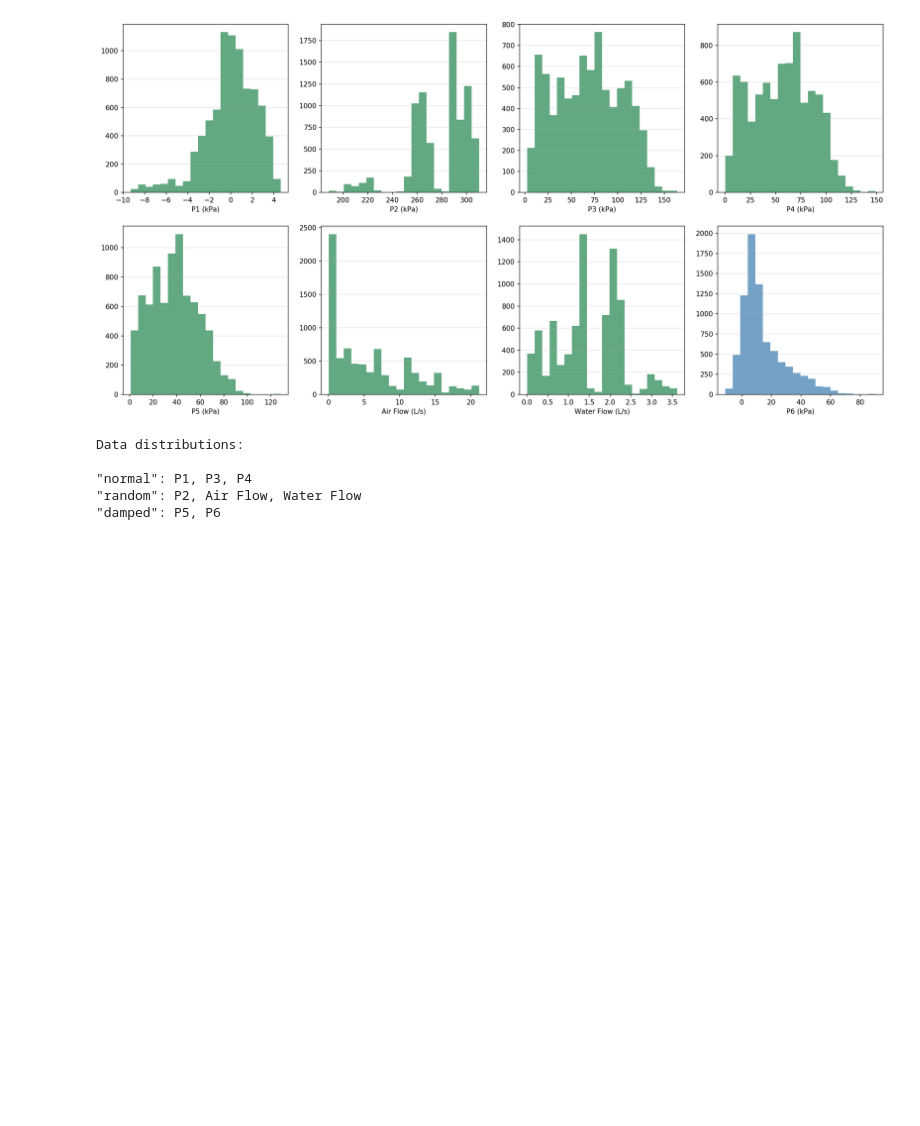
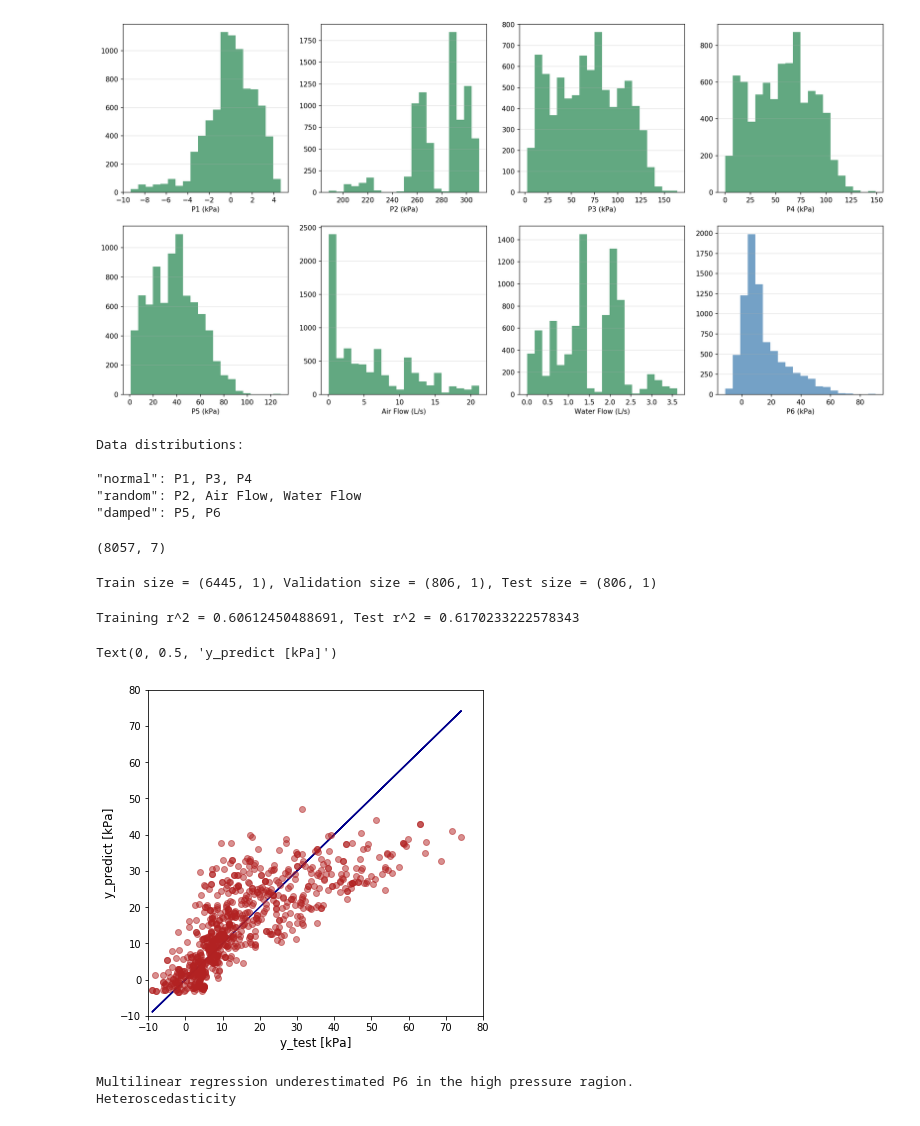
Before and after one commit to triton-wolfe/CHbE-6745-4745-Group-Project, a Jupyter notebook: Group_Project.ipynb, the cells around one changed output. Drawn from its saved outputs; the diff is of its cells as text; code cells hidden in the pictures; blank space fills up the shorter version.

Commit message:
Baseline Model
multi-linear regression

```diff
--- a/Group_Project.ipynb
+++ b/Group_Project.ipynb
@@ -66,3 +67,59 @@ Data distributions:
 "normal": P1, P3, P4
 "random": P2, Air Flow, Water Flow
 "damped": P5, P6
+# %%
+########################################## Baseline model #################################################################
+
+# feature scaling
+
+from sklearn.preprocessing import StandardScaler
+
+scaler = StandardScaler()
+scaler.fit(X)
+X_scaled = scaler.transform(X)
+print(X_scaled.shape)
+# %% [output]
+(8057, 7)
+# %%
+# data spliting
+
+from sklearn.model_selection import train_test_split
+
+# 80%-training, 10%-validation, 10%-test ###generate both validation and test data set in case needing hyperparameter tuning
+X_train, X_, y_train, y_ = train_test_split(X_scaled, y, test_size=0.2, shuffle=True)
+X_validation, X_test, y_validation, y_test = train_test_split(X_, y_, test_size=0.5, shuffle=True)
+
+print('Train size = {}, Validation size = {}, Test size = {}'.format(y_train.shape, y_validation.shape, y_test.shape))
+# %% [output]
+Train size = (6445, 1), Validation size = (806, 1), Test size = (806, 1)
+# %%
+# multi-linear regression
+
+from sklearn.linear_model import LinearRegression
+
+model = LinearRegression()
+model.fit(X_train,y_train)
+y_hat = model.predict(X_test)
+
+r2_train = model.score(X_train,y_train)
+r2_test = model.score(X_test,y_test)
+
+print('Training r^2 = {}, Test r^2 = {}'.format(r2_train, r2_test))
+
+fig, ax = plt.subplots(figsize = (6, 6))
+ax.plot(y_test, y_test, '-', color='darkblue')
+ax.plot(y_test, y_hat, 'o', color='firebrick', alpha = 0.5)
+plt.xlim(-10, 80)
+plt.ylim(-10, 80)
+ax.set_xlabel('y_test [kPa]', fontsize = 12)
+ax.set_ylabel('y_predict [kPa]', fontsize = 12)
+# %% [output]
+Training r^2 = 0.60612450488691, Test r^2 = 0.6170233222578343
+Text(0, 0.5, 'y_predict [kPa]')
+[figure, added]
+# %%
+print('Multilinear regression underestimated P6 in the high pressure ragion.')
+print('Heteroscedasticity')
+# %% [output]
+Multilinear regression underestimated P6 in the high pressure ragion.
+Heteroscedasticity
```
Also changed, not shown: parts of 1 cell of this notebook, 2 other files.
